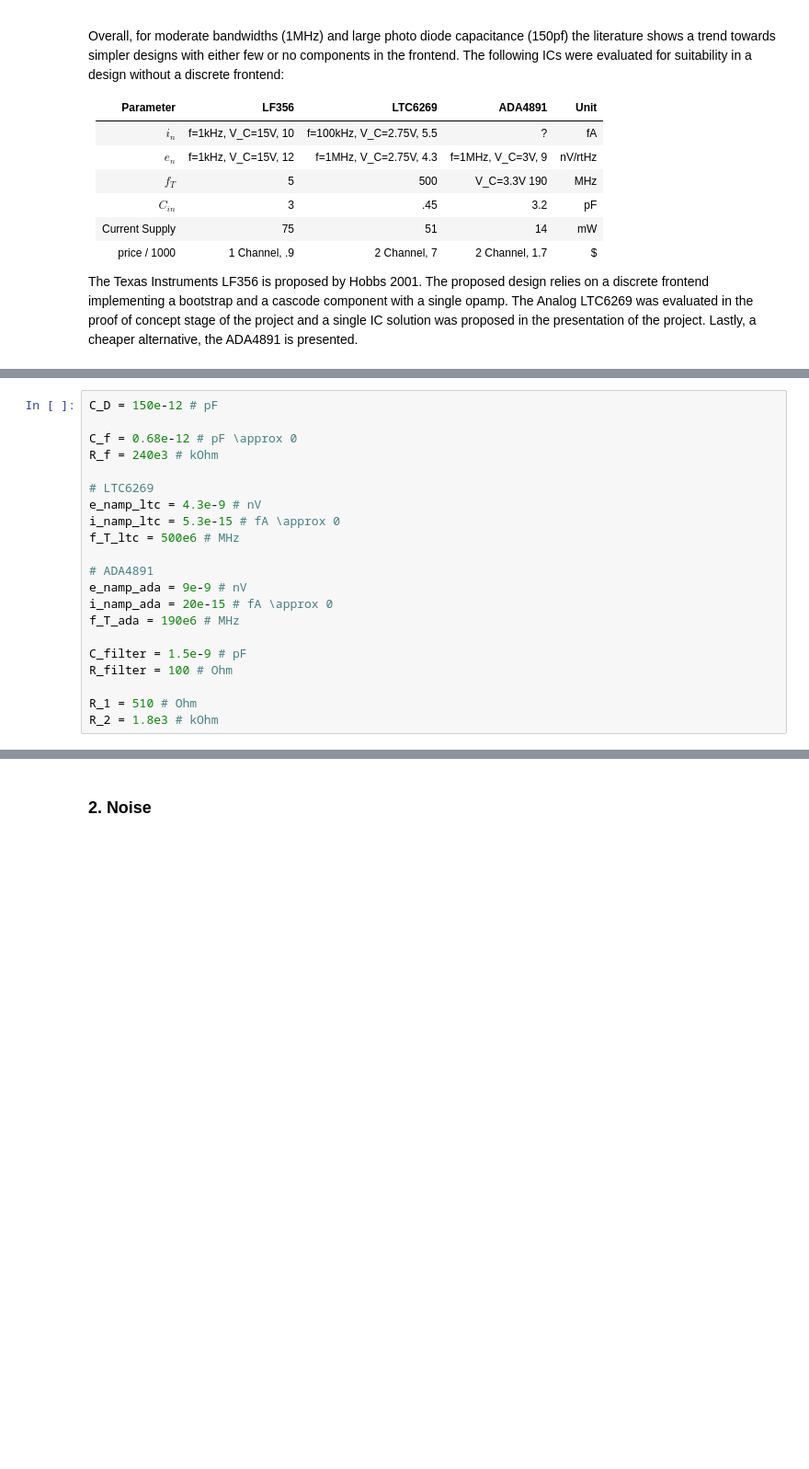
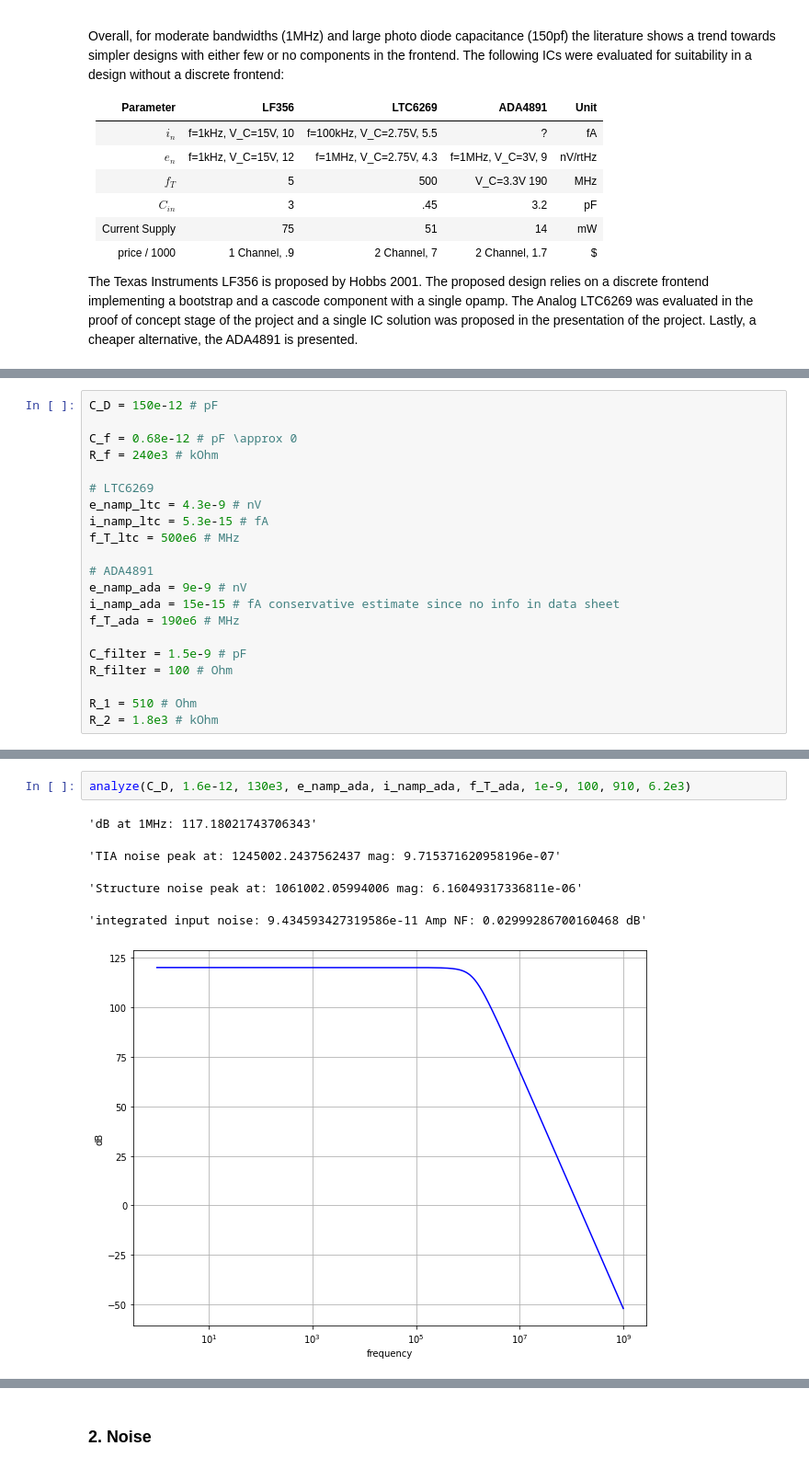
Before and after one commit to dimant/ee538-spring2021, a Jupyter notebook: Project/Project.ipynb, the cells around one changed output, grey strips where cells are left out. Shown at 92% size. Saved outputs shown, nothing was run; the diff lists cells and outputs as text; blank space fills up the shorter version.

```diff
--- a/Project/Project.ipynb
+++ b/Project/Project.ipynb
@@ -140,12 +149,12 @@ R_f = 240e3 # kOhm
 
 # LTC6269
 e_namp_ltc = 4.3e-9 # nV
-i_namp_ltc = 5.3e-15 # fA \approx 0
+i_namp_ltc = 5.3e-15 # fA
 f_T_ltc = 500e6 # MHz
 
 # ADA4891
 e_namp_ada = 9e-9 # nV
-i_namp_ada = 20e-15 # fA \approx 0
+i_namp_ada = 15e-15 # fA conservative estimate since no info in data sheet
 f_T_ada = 190e6 # MHz
 
 C_filter = 1.5e-9 # pF
@@ -171,0 +175,8 @@ analyze(C_D, C_f, R_f, e_namp_ada, i_namp_ada, f_T_ada, C_filter, R_filter, R_1,
+# %%
+analyze(C_D, 1.6e-12, 130e3, e_namp_ada, i_namp_ada, f_T_ada, 1e-9, 100, 910, 6.2e3)
+# %% [output]
+'dB at 1MHz: 117.18021743706343'
+'TIA noise peak at: 1245002.2437562437 mag: 9.715371620958196e-07'
+'Structure noise peak at: 1061002.05994006 mag: 6.16049317336811e-06'
+'integrated input noise: 9.434593427319586e-11 Amp NF: 0.02999286700160468 dB'
+[figure, added]
```
Also changed, not shown: parts of 6 cells of this notebook.
